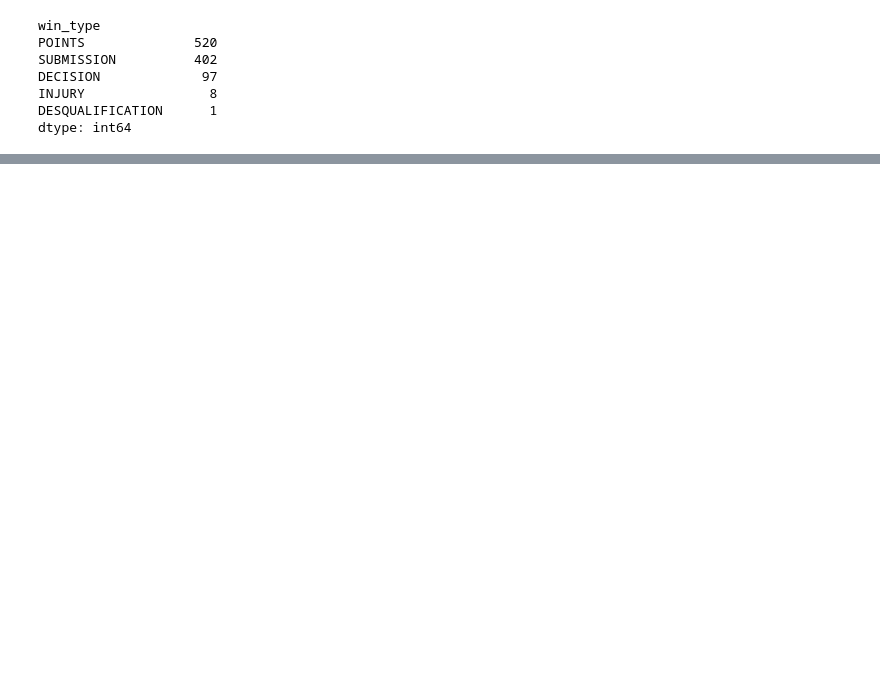
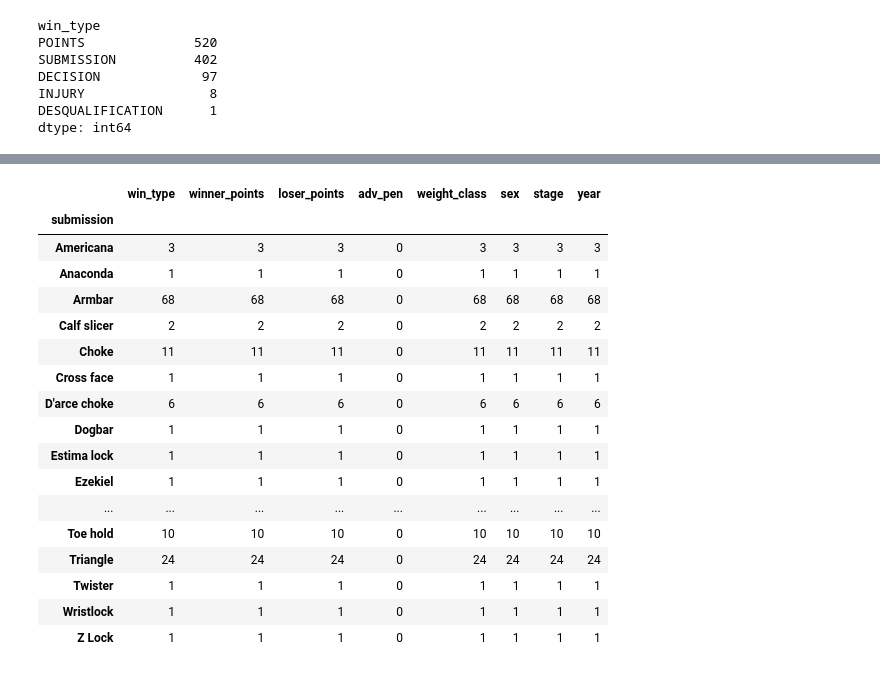
Before and after one commit to lizh1988/portfolio, a Jupyter notebook: ADCC data viz/ADCC data viz.ipynb, the cells around one changed output, grey strips where cells are left out. Drawn from its saved outputs; the diff is of its cells as text; code cells hidden in the pictures; blank space fills up the shorter version.

```diff
--- a/ADCC data viz/ADCC data viz.ipynb
+++ b/ADCC data viz/ADCC data viz.ipynb
@@ -110,0 +168,25 @@ We would expect victories by points to be more common as it is more difficult to
+# %%
+#Issue number 1
+df['submission'].replace(['Inside heel hook', 'Outside heel hook'], 'Heel hook', inplace=True)
+#Issue number 2
+mask=df[(df['submission']=='Submission') | (df['submission']=='Verbal tap')]
+df.drop(mask.index,inplace=True, axis=0)
+# %% [output]
+|  | win_type | winner_points | loser_points | adv_pen | weight_class | sex | stage | year |
+| submission |  |  |  |  |  |  |  |  |
+| Americana | 3 | 3 | 3 | 0 | 3 | 3 | 3 | 3 |
+| Anaconda | 1 | 1 | 1 | 0 | 1 | 1 | 1 | 1 |
+| Armbar | 68 | 68 | 68 | 0 | 68 | 68 | 68 | 68 |
+| Calf slicer | 2 | 2 | 2 | 0 | 2 | 2 | 2 | 2 |
+| Choke | 11 | 11 | 11 | 0 | 11 | 11 | 11 | 11 |
+| Cross face | 1 | 1 | 1 | 0 | 1 | 1 | 1 | 1 |
+| D'arce choke | 6 | 6 | 6 | 0 | 6 | 6 | 6 | 6 |
+| Dogbar | 1 | 1 | 1 | 0 | 1 | 1 | 1 | 1 |
+| Estima lock | 1 | 1 | 1 | 0 | 1 | 1 | 1 | 1 |
+| Ezekiel | 1 | 1 | 1 | 0 | 1 | 1 | 1 | 1 |
+| ... | ... | ... | ... | ... | ... | ... | ... | ... |
+| Toe hold | 10 | 10 | 10 | 0 | 10 | 10 | 10 | 10 |
+| Triangle | 24 | 24 | 24 | 0 | 24 | 24 | 24 | 24 |
+| Twister | 1 | 1 | 1 | 0 | 1 | 1 | 1 | 1 |
+| Wristlock | 1 | 1 | 1 | 0 | 1 | 1 | 1 | 1 |
+| Z Lock | 1 | 1 | 1 | 0 | 1 | 1 | 1 | 1 |
```
Also changed, not shown: parts of 11 cells of this notebook.
